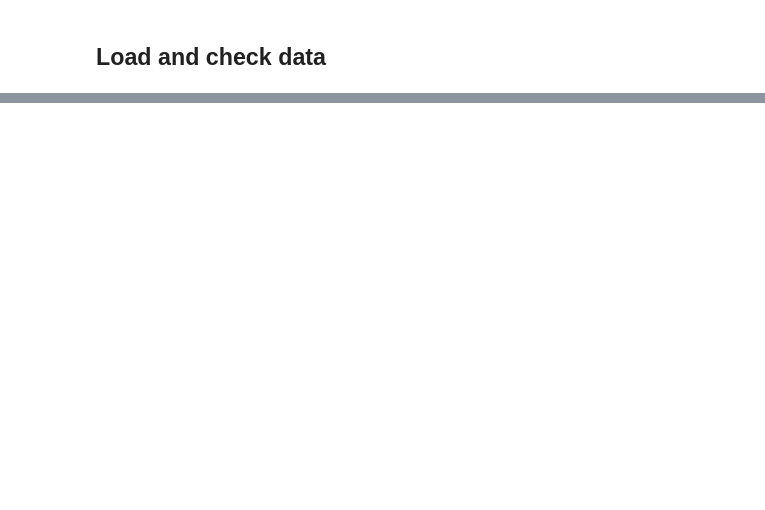
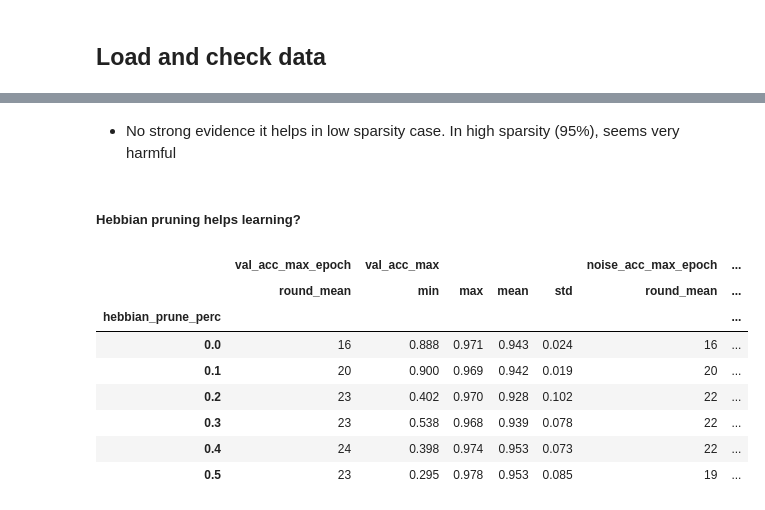
Before and after one commit to numenta/nupic.research, a Jupyter notebook: projects/dynamic_sparse/notebooks/ExperimentAnalysis.ipynb, the cells around one changed output, grey strips where cells are left out. Drawn from its saved outputs; the diff is of its cells as text; code cells hidden in the pictures; blank space fills up the shorter version.

Commit message:
added experiment analysis in MNIST

```diff
--- a/projects/dynamic_sparse/notebooks/ExperimentAnalysis.ipynb
+++ b/projects/dynamic_sparse/notebooks/ExperimentAnalysis.ipynb
@@ -21,9 +21,6 @@ from dynamic_sparse.common.browser import *
 # %% [markdown]
 ## Load and check data
 # %%
-exps = [
-    'mlp_heb.py_eval2',
-]
-
+exps = ['mlp_heb.py_eval2', ]
 paths = [os.path.expanduser("~/nta/results/{}".format(e)) for e in exps]
 df = load_many(paths)
@@ -32,4 +27,2 @@ KeyError: 'test_accuracy'
-# %%
-df = browser.best_experiments(min_test_accuracy=0.0, min_noise_accuracy=0.0, sort_by="test_accuracy")
 # %%
 df.head(5)
@@ -39,0 +112,5 @@ df.iloc[0]
+# %%
+# Removing failed trials
+df_origin = df.copy()
+df = df_origin[df_origin["epochs"]>=30]
+df.shape
@@ -39,0 +119,25 @@ df.iloc[0]
+# %%
+# helper functions
+def mean_and_std(s):
+    return "{:.3f} ± {:.3f}".format(s.mean(), s.std())
+
+def round_mean(s):
+    return "{:.0f}".format(round(s.mean()))
+
+stats = ['min', 'max', 'mean', 'std']
+
+def agg(columns, filter=None, round=3):
+    if filter is None:
+        return (df.groupby(columns)
+             .agg({'val_acc_max_epoch': round_mean,
+                   'val_acc_max': stats,
+                   'noise_acc_max_epoch': round_mean,
+                   'noise_acc_max': stats,
+                   'model': ['count']})).round(round)
+    else:
+        return (df[filter].groupby(columns)
+             .agg({'val_acc_max_epoch': round_mean,
+                   'val_acc_max': stats,
+                   'noise_acc_max_epoch': round_mean,
+                   'noise_acc_max': stats,
+                   'model': ['count']})).round(round)
@@ -39,0 +215,16 @@ df.iloc[0]
+# %% [markdown]
+* No strong evidence it helps in low sparsity case. In high sparsity (95%), seems very harmful
+# %% [markdown]
+##### Hebbian pruning helps learning?
+# %%
+agg(['hebbian_prune_perc'])
+# %% [output]
+|  | val_acc_max_epoch | val_acc_max |  |  |  | noise_acc_max_epoch | ... |
+|  | round_mean | min | max | mean | std | round_mean | ... |
+| hebbian_prune_perc |  |  |  |  |  |  | ... |
+| 0.0 | 16 | 0.888 | 0.971 | 0.943 | 0.024 | 16 | ... |
+| 0.1 | 20 | 0.900 | 0.969 | 0.942 | 0.019 | 20 | ... |
+| 0.2 | 23 | 0.402 | 0.970 | 0.928 | 0.102 | 22 | ... |
+| 0.3 | 23 | 0.538 | 0.968 | 0.939 | 0.078 | 22 | ... |
+| 0.4 | 24 | 0.398 | 0.974 | 0.953 | 0.073 | 22 | ... |
+| 0.5 | 23 | 0.295 | 0.978 | 0.953 | 0.085 | 19 | ... |
```
Also changed, not shown: parts of 41 cells of this notebook, 1 other file.
